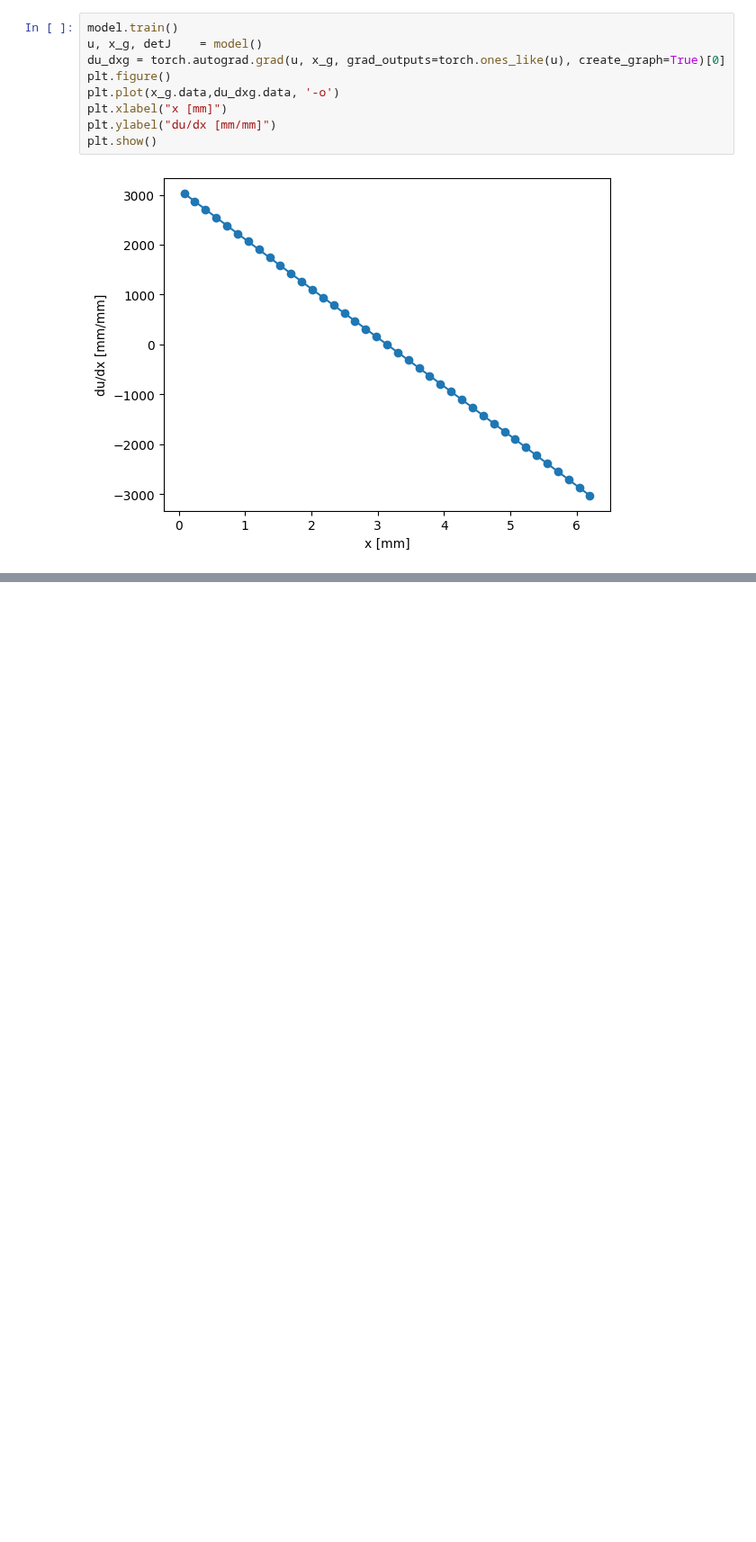
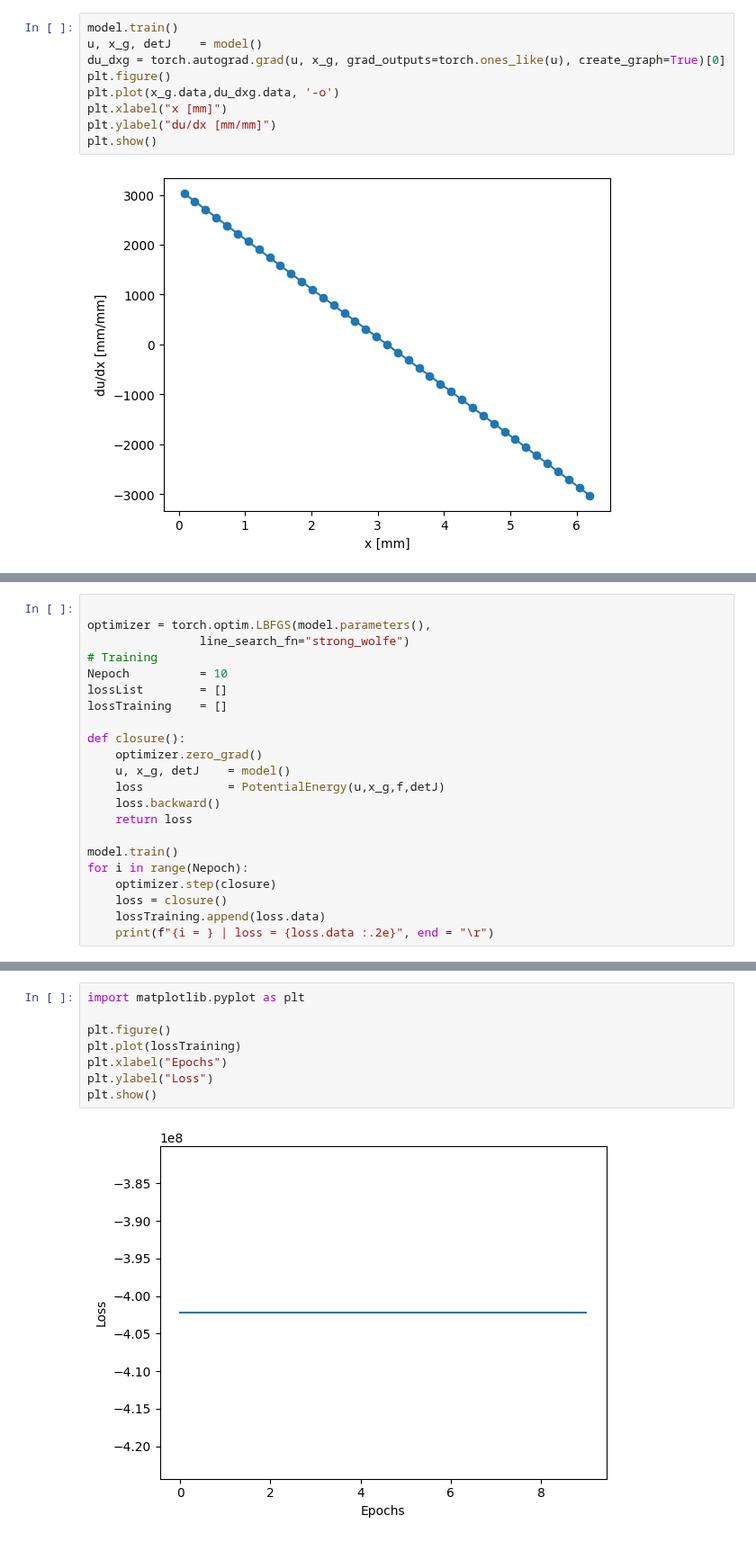
Before and after one commit to AlexandreDabySeesaram/Simplified_1D_NeuROM, a Jupyter notebook: demos/1D_element_based.ipynb, the cells around one changed output, grey strips where cells are left out. Shown at 90% size. Cells and saved outputs as stored; diff of their text form; blank space fills up the shorter version.

Commit message:
Add L-BFGS training

```diff
--- a/demos/1D_element_based.ipynb
+++ b/demos/1D_element_based.ipynb
@@ -404,0 +409,22 @@ plt.show()
+# %%
+
+optimizer = torch.optim.LBFGS(model.parameters(),
+                line_search_fn="strong_wolfe")
+# Training
+Nepoch          = 10
+lossList        = []
+lossTraining    = []
+
+def closure():
+    optimizer.zero_grad()
+    u, x_g, detJ    = model()
+    loss            = PotentialEnergy(u,x_g,f,detJ)
+    loss.backward()
+    return loss
+
+model.train()
+for i in range(Nepoch):
+    optimizer.step(closure)
+    loss = closure()
+    lossTraining.append(loss.data)
+    print(f"{i = } | loss = {loss.data :.2e}", end = "\r")
@@ -404,0 +433,10 @@ plt.show()
+# %%
+import matplotlib.pyplot as plt
+
+plt.figure()
+plt.plot(lossTraining)
+plt.xlabel("Epochs")
+plt.ylabel("Loss")
+plt.show()
+# %% [output]
+[figure, added]
```
Also changed, not shown: parts of 6 cells of this notebook, 1 other file.
